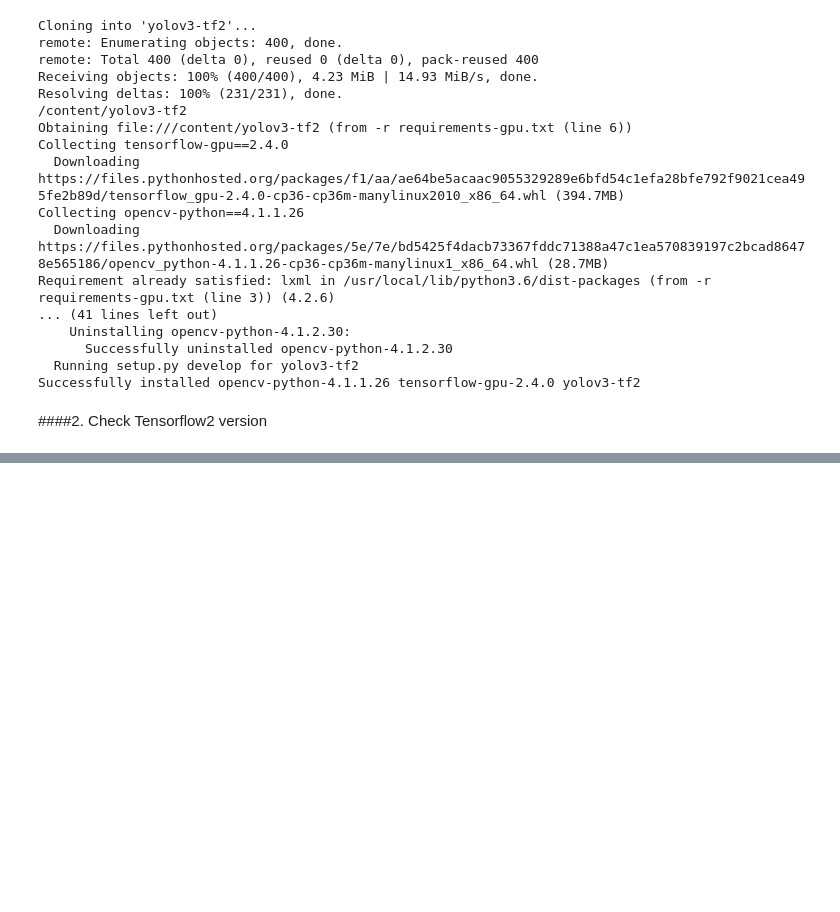
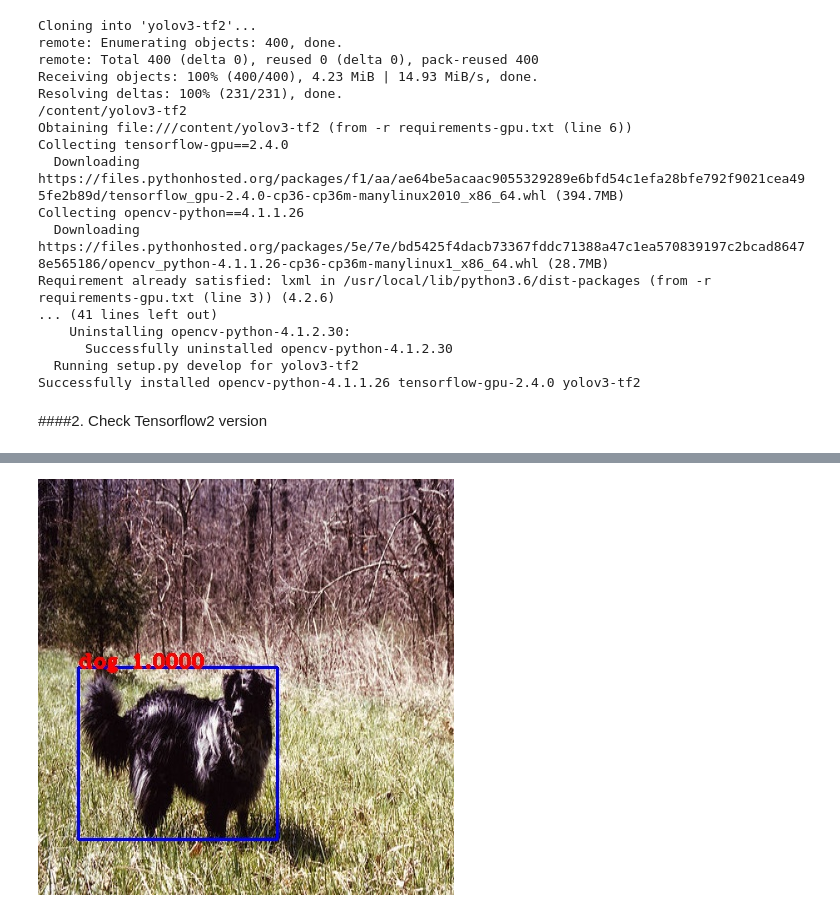
Before and after one commit to ouardaoui/ML, a Jupyter notebook: yolov3_gpu_colab.ipynb, the cells around one changed output, grey strips where cells are left out. Cells and saved outputs as stored; diff of their text form; code cells hidden in the pictures; blank space fills up the shorter version.

```diff
--- a/yolov3_gpu_colab.ipynb
+++ b/yolov3_gpu_colab.ipynb
@@ -29,0 +201,5 @@ Successfully installed opencv-python-4.1.1.26 tensorflow-gpu-2.4.0 yolov3-tf2
+# %%
+from IPython.display import Image
+Image(filename='./output.jpg')
+# %% [output]
+[figure, added]
```
Also changed, not shown: parts of 12 cells of this notebook.
